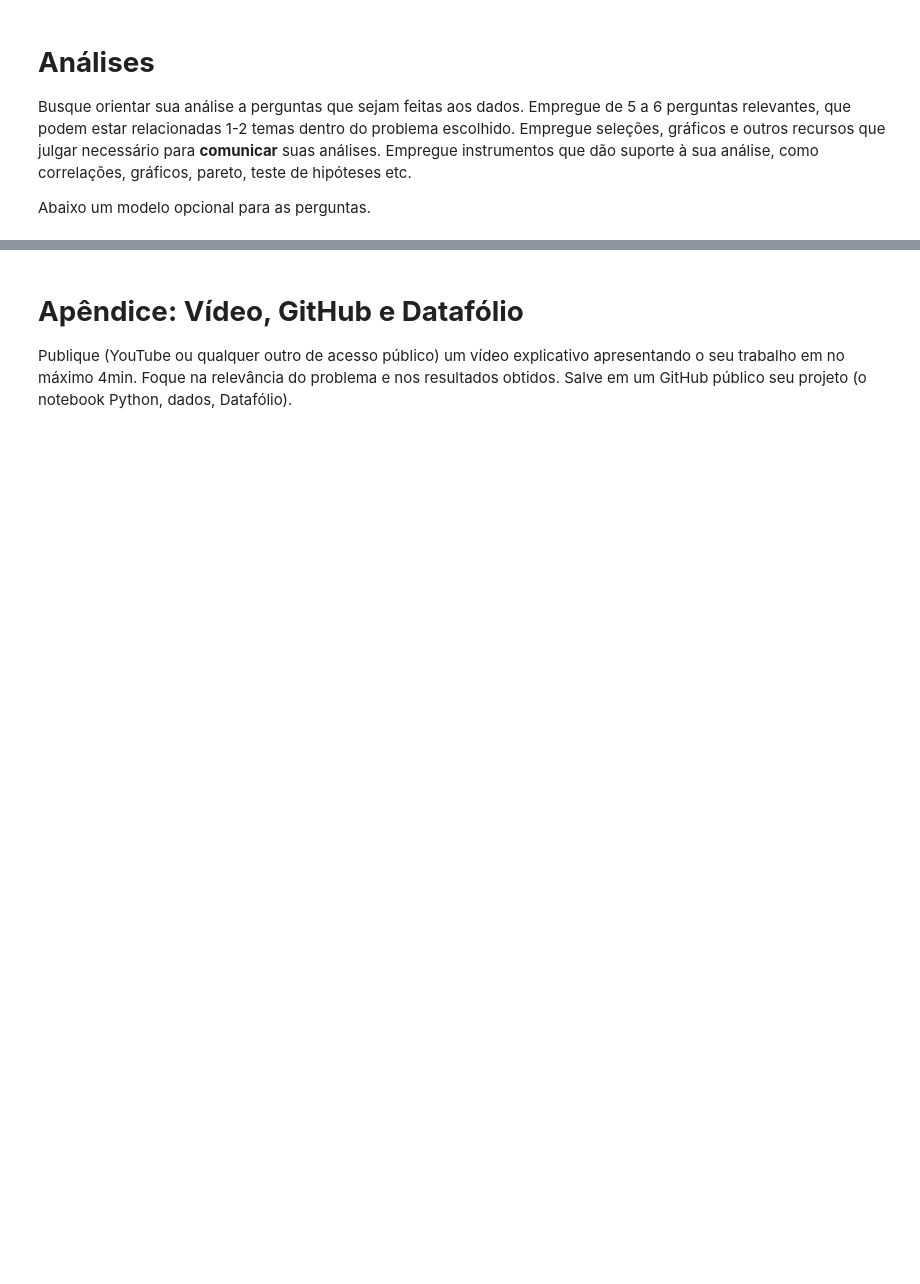
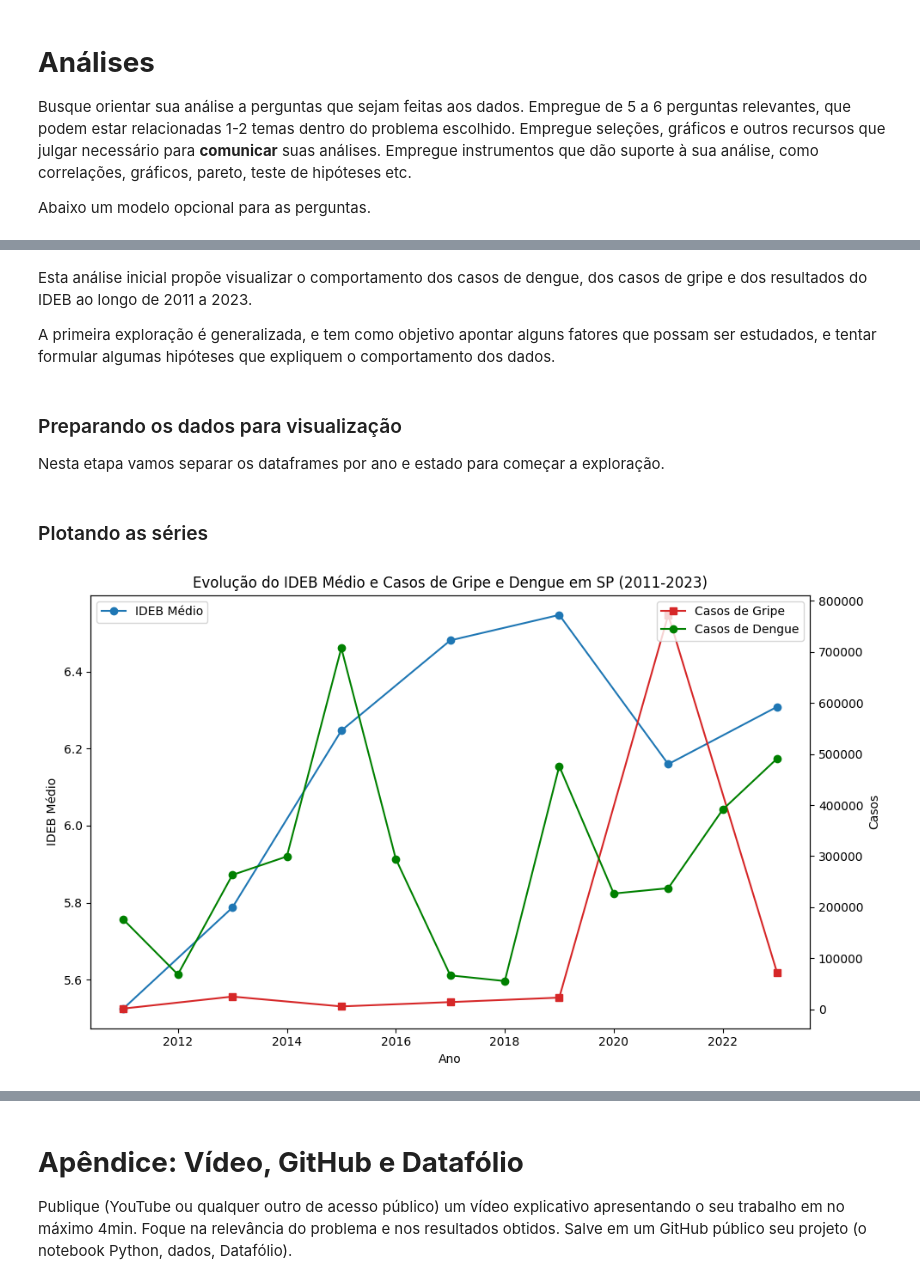
Before and after one commit to cesarfkb/trabalho-CD-semestral, a Jupyter notebook: Projeto_S1_CD.ipynb, the cells around one changed output, grey strips where cells are left out. Cells and saved outputs as stored; diff of their text form; code cells hidden in the pictures; blank space fills up the shorter version.

```diff
--- a/Projeto_S1_CD.ipynb
+++ b/Projeto_S1_CD.ipynb
@@ -289,0 +289,5 @@ df_alerta_sit_tratado
+# %%
+#@title ##Criando dataframe de dengue concatenado
+
+df_cidades_dengue_concat = pd.concat(df_cidades_dengue_transposto.values(), ignore_index=True)
+df_cidades_dengue_concat
@@ -313,0 +316,7 @@ Apresente a conclusão do seu estudo. Indique limitações da tecnologia/conceit
+# %% [markdown]
+Esta análise inicial propõe visualizar o comportamento dos casos de dengue, dos casos de gripe e dos resultados do IDEB ao longo de 2011 a 2023.
+
+A primeira exploração é generalizada, e tem como objetivo apontar alguns fatores que possam ser estudados, e tentar formular algumas hipóteses que expliquem o comportamento dos dados.
+# %% [markdown]
+### Preparando os dados para visualização
+Nesta etapa vamos separar os dataframes por ano e estado para começar a exploração.
@@ -313,0 +334,46 @@ Apresente a conclusão do seu estudo. Indique limitações da tecnologia/conceit
+# %%
+# Calcular IDEB médio estadual por ano
+ideb_cols_ano = [f'VL_OBSERVADO_{y}' for y in ['2011', '2013', '2015', '2017', '2019', '2021', '2023'] if f'VL_OBSERVADO_{y}' in df_municipios_anos_iniciais_tratado.columns]
+df_ideb_ano = pd.DataFrame({
+    'Ano': [int(col[-4:]) for col in ideb_cols_ano],
+    'IDEB_medio': [df_municipios_anos_iniciais_tratado[col].mean() for col in ideb_cols_ano]
+})
+
+# Casos de gripe por ano
+df_gripe_ano = df_gripe_idade_tratado.groupby('Ano epidemiológico')['Casos semanais reportados até a última atualização'].sum().reset_index()
+df_gripe_ano.rename(columns={'Ano epidemiológico': 'Ano', 'Casos semanais reportados até a última atualização': 'Casos_Gripe'}, inplace=True)
+
+# Merge para comparar as séries
+df_ideb_gripe = pd.merge(df_ideb_ano, df_gripe_ano, on='Ano')
+# %% [markdown]
+### Plotando as séries
+# %%
+# Plotar as duas séries temporais
+fig, ax1 = plt.subplots(figsize=(10,6))
+
+color = 'tab:blue'
+ax1.set_xlabel('Ano')
+ax1.set_ylabel('IDEB Médio')
+ax1.plot(df_ideb_gripe['Ano'], df_ideb_gripe['IDEB_medio'], marker='o', color=color, label='IDEB Médio')
+ax1.tick_params(axis='y')
+
+ax2 = ax1.twinx()
+color = 'tab:red'
+ax2.set_ylabel('Casos')
+ax2.plot(df_ideb_gripe['Ano'], df_ideb_gripe['Casos_Gripe'], marker='s', color=color, label='Casos de Gripe')
+ax2.tick_params(axis='y')
+
+# adicionar dengue
+df_dengue_ano_plot = df_dengue_ano.copy()
+df_dengue_ano_plot = df_cidades_dengue_concat.groupby('data_iniSE')['casos_est'].sum().reset_index()
+df_dengue_ano_plot['Ano'] = pd.to_datetime(df_dengue_ano_plot['data_iniSE']).dt.year
+df_dengue_ano_plot = df_dengue_ano_plot.groupby('Ano')['casos_est'].sum().reset_index()
+ax2.plot(df_dengue_ano_plot['Ano'], df_dengue_ano_plot['casos_est'], marker='o', color='green', label='Casos de Dengue')
+ax1.legend(loc='upper left')
+ax2.legend(loc='upper right')
+
+plt.title('Evolução do IDEB Médio e Casos de Gripe e Dengue em SP (2011-2023)')
+fig.tight_layout()
+plt.show()
+# %% [output]
+[figure, added]
```
Also changed, not shown: parts of 120 cells of this notebook.
